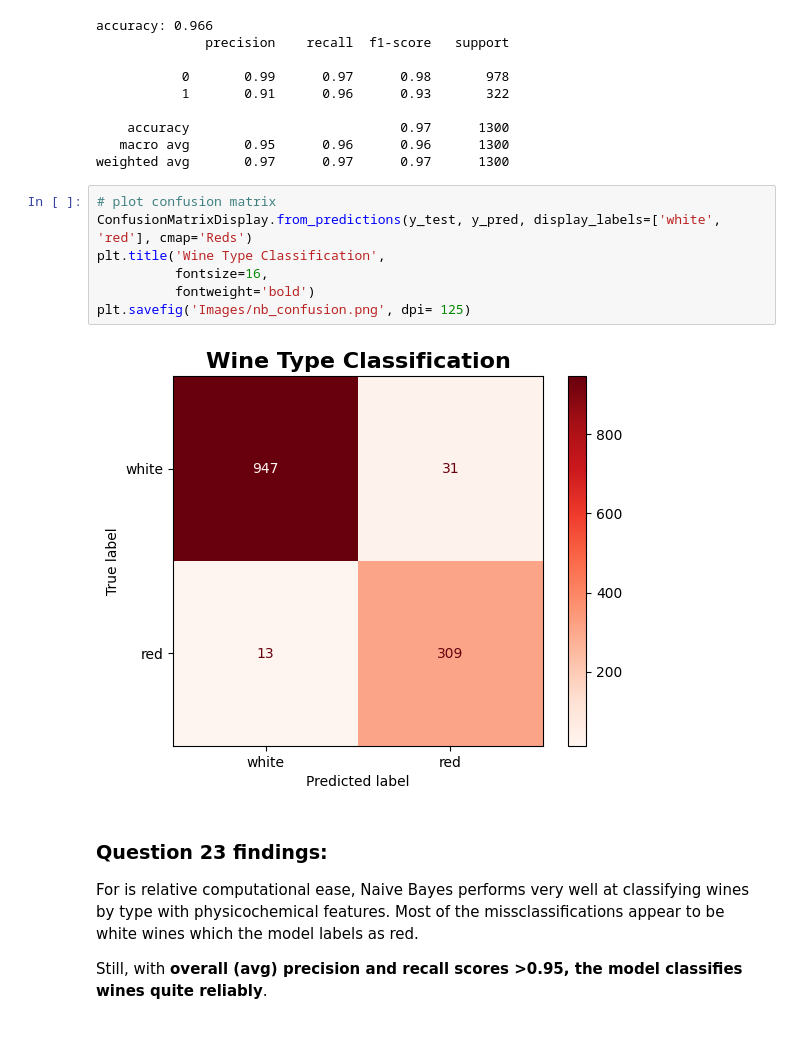
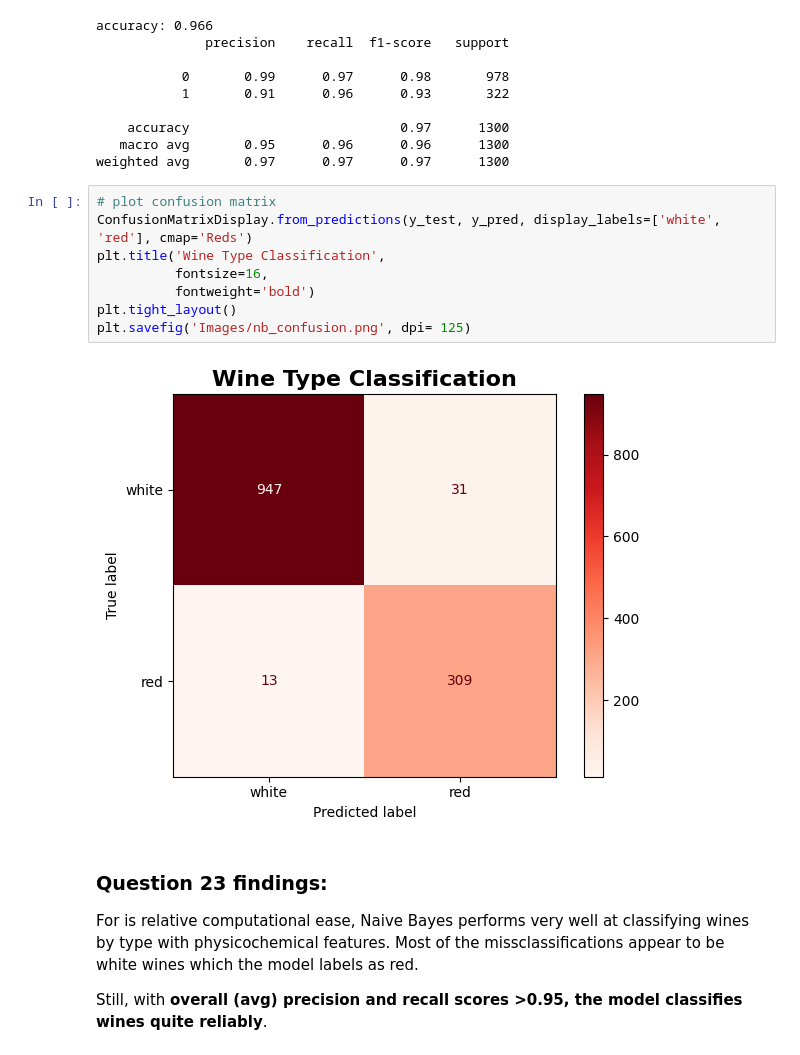
Before and after one commit to bspoerri/DS5010-Final-Project, a Jupyter notebook: final_project.ipynb, the cells around one changed output. Drawn from its saved outputs; the diff is of its cells as text.

```diff
--- a/final_project.ipynb
+++ b/final_project.ipynb
@@ -1682,12 +1690,13 @@ weighted avg       0.97      0.97      0.97      1300
 # %%
 # plot confusion matrix
 ConfusionMatrixDisplay.from_predictions(y_test, y_pred, display_labels=['white', 'red'], cmap='Reds')
 plt.title('Wine Type Classification',
           fontsize=16,
           fontweight='bold')
+plt.tight_layout()
 plt.savefig('Images/nb_confusion.png', dpi= 125)
 # %% [output]
-[figure, old version]
+[figure, new version]
 # %% [markdown]
 ### **Question 23 findings:**
 
```
Also changed, not shown: parts of 13 cells of this notebook, 8 other files.
